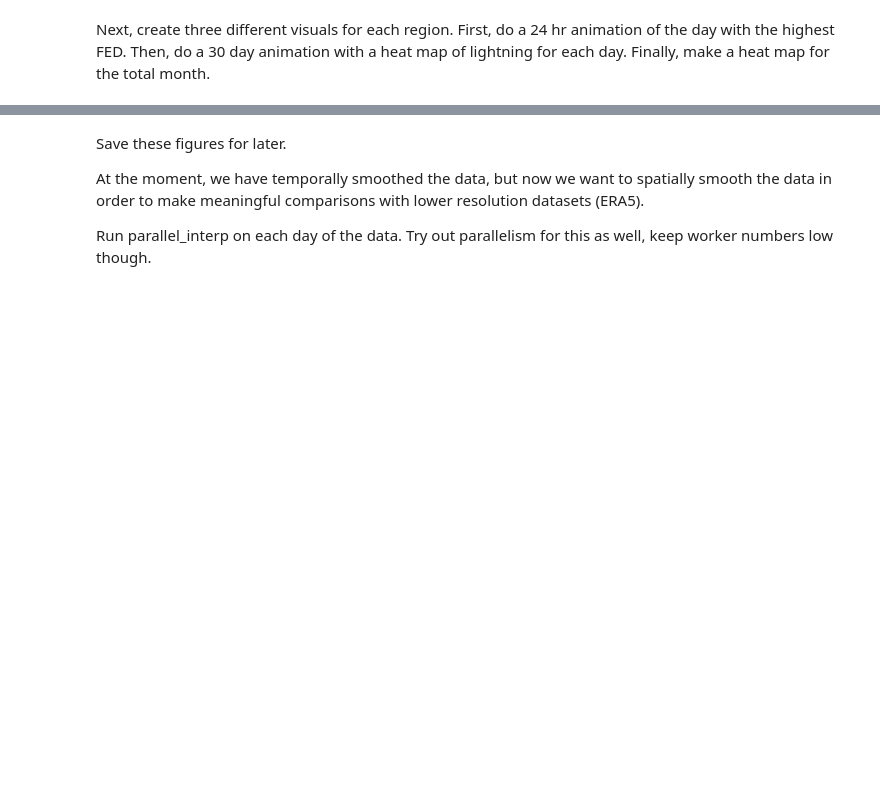
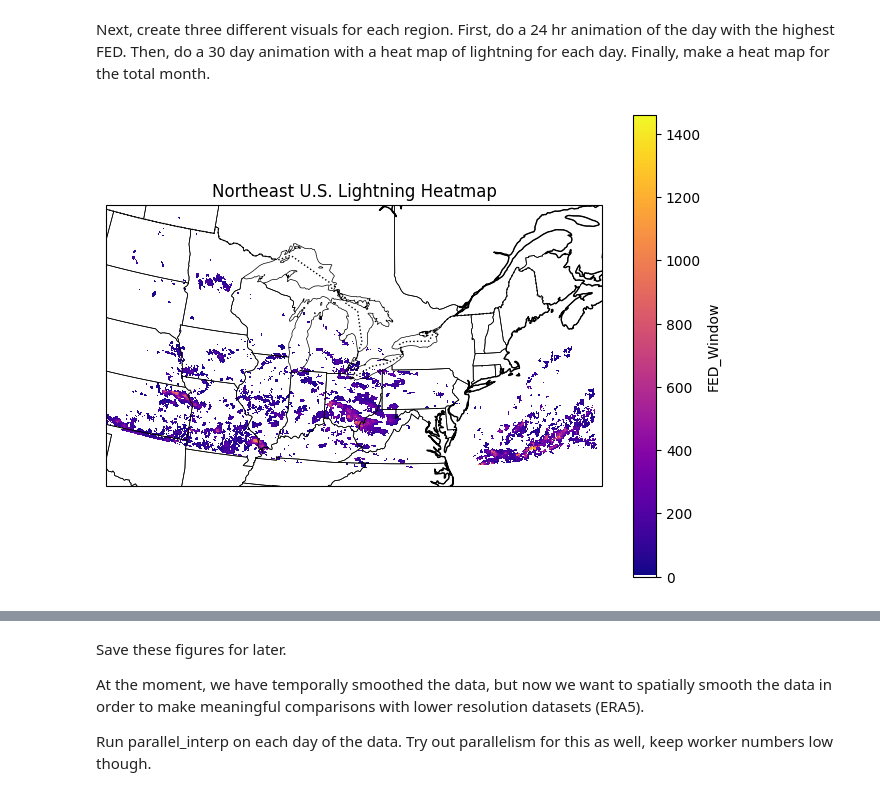
Before and after one commit to amousso3/LightningResearch2024, a Jupyter notebook: lightning/data_collection/lightning_eda.ipynb, the cells around one changed output, grey strips where cells are left out. Cells and saved outputs as stored; diff of their text form; code cells hidden in the pictures; blank space fills up the shorter version.

```diff
--- a/lightning/data_collection/lightning_eda.ipynb
+++ b/lightning/data_collection/lightning_eda.ipynb
@@ -276,0 +317,18 @@ april_fed_total = xr.concat(april_fed,'time')
+# %%
+from data_retreiver_2 import calc_latlon, get_xy_from_latlon, parallel_interp
+
+april_fed = calc_latlon(april_fed)
+bounds = {'NW': [(37, 49), (-125, -102)], 'SW': [(25, 37), (-125, -102)], 'NE': [(37, 49), (-102, -65)], 'SE': [(25, 37), (-102, -65)]}
+
+# Western US needs GOES17 data, will implement code for this later on
+#((x1,x2), (y1, y2)) = get_xy_from_latlon(april_fed, *bounds['NW'])
+#aprilNW_fed = april_fed.sel(x=slice(x1, x2), y=slice(y2, y1))
+
+#((x1,x2), (y1, y2)) = get_xy_from_latlon(april_fed, *bounds['SW'])
+#aprilSW_fed = april_fed.sel(x=slice(x1, x2), y=slice(y2, y1))
+
+((x1,x2), (y1, y2)) = get_xy_from_latlon(april_fed, *bounds['NE'])
+aprilNE_fed = april_fed.sel(x=slice(x1, x2), y=slice(y2, y1))
+
+((x1,x2), (y1, y2)) = get_xy_from_latlon(april_fed, *bounds['SE'])
+aprilSE_fed = april_fed.sel(x=slice(x1, x2), y=slice(y2, y1))
@@ -277,2 +397,30 @@ april_fed_total = xr.concat(april_fed,'time')
 # %% [markdown]
 Next, create three different visuals for each region. First, do a 24 hr animation of the day with the highest FED. Then, do a 30 day animation with a heat map of lightning for each day. Finally, make a heat map for the total month.
+# %%
+import matplotlib.colors as mcolors
+
+heatmap = aprilNE_fed["FED_Window"].sum(dim="time")
+
+fig, ax = plt.subplots(figsize=(8,6), subplot_kw={'projection': ccrs.LambertConformal(central_longitude=-80, central_latitude=42)})
+cmap = plt.get_cmap("plasma")
+new_cmap = cmap(np.arange(cmap.N))
+
+new_cmap[0, -1] = 0
+transparent_cmap = mcolors.ListedColormap(new_cmap)
+ax.set_extent([-100, -65, 35, 50], crs=ccrs.PlateCarree())
+
+p = heatmap.plot(
+    ax=ax,
+    x='lon', y='lat',
+    transform=ccrs.PlateCarree(),
+    cmap=transparent_cmap,
+    add_colorbar=True
+)
+
+ax.add_feature(cfeature.COASTLINE)
+ax.add_feature(cfeature.BORDERS, linestyle=":")
+ax.add_feature(cfeature.STATES, linewidth=0.5, edgecolor="black")
+plt.title("Northeast U.S. Lightning Heatmap")
+plt.show()
+# %% [output]
+[figure, added]
```
Also changed, not shown: parts of 10 cells of this notebook.
